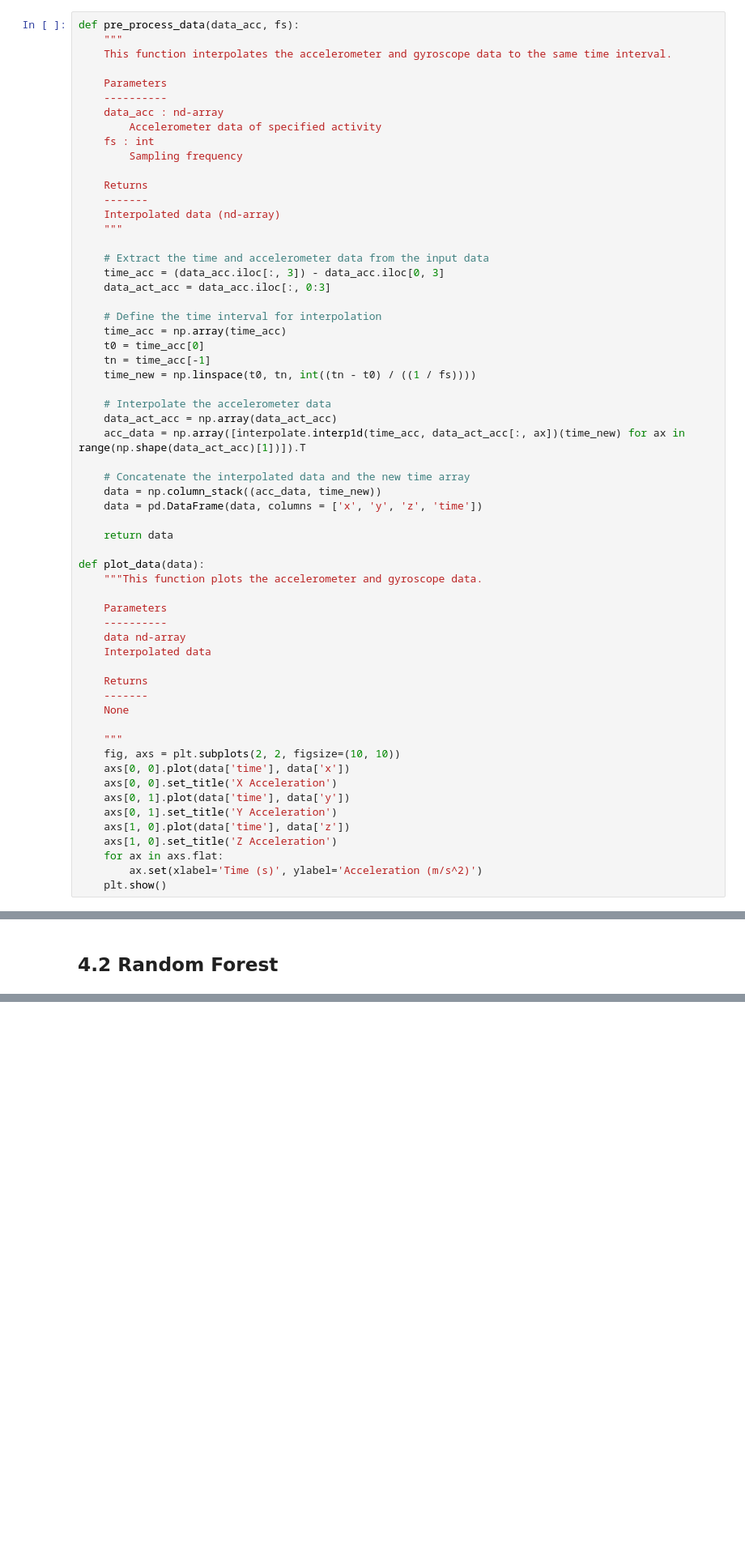
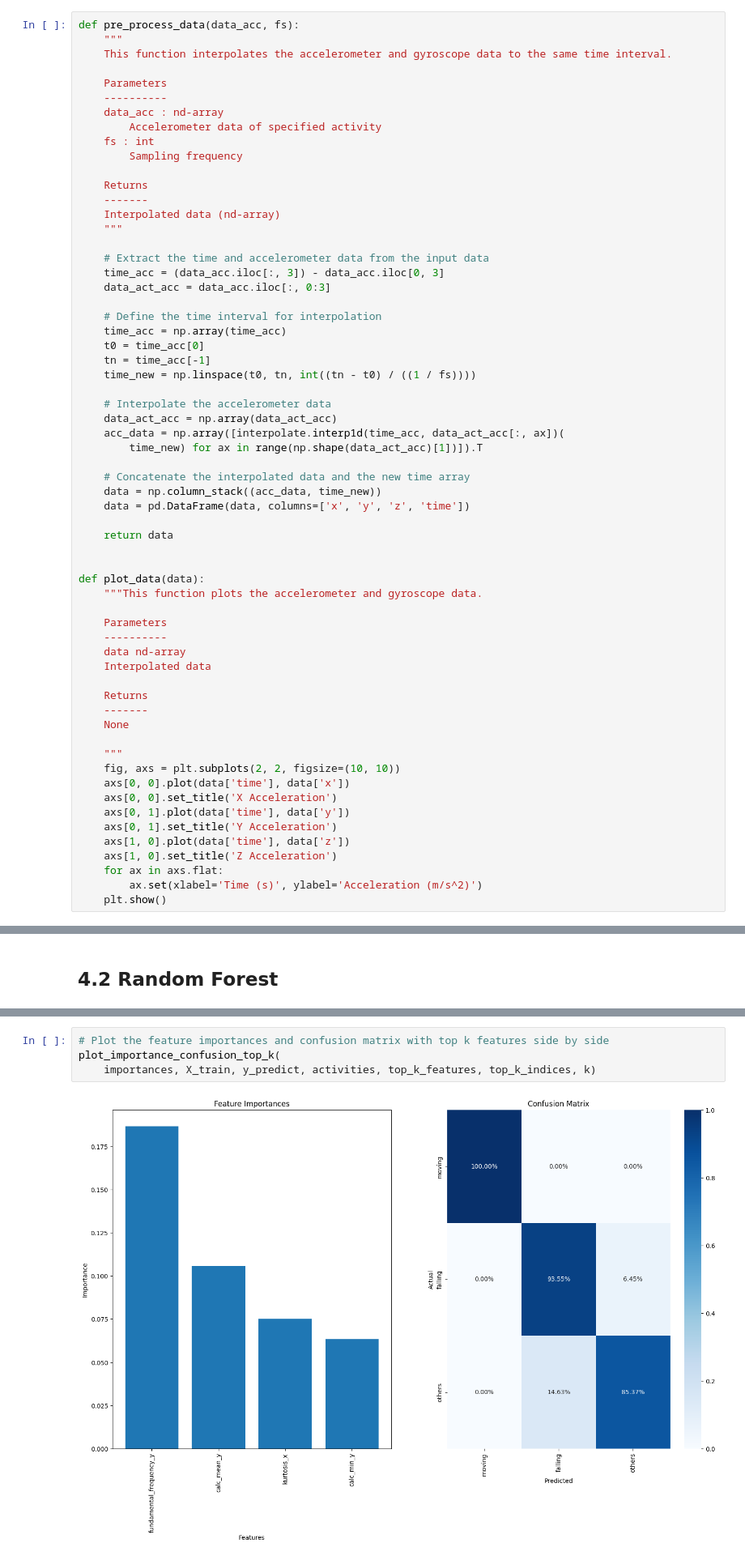
Before and after one commit to SmearyTundra/slhd-challenge, a Jupyter notebook: notebooks/challenge-1-project copy.ipynb, the cells around one changed output, grey strips where cells are left out. Shown at 81% size. Cells and saved outputs as stored; diff of their text form; blank space fills up the shorter version.

```diff
--- a/notebooks/challenge-1-project copy.ipynb
+++ b/notebooks/challenge-1-project copy.ipynb
@@ -139,13 +142,15 @@ def pre_process_data(data_acc, fs):
 
     # Interpolate the accelerometer data
     data_act_acc = np.array(data_act_acc)
-    acc_data = np.array([interpolate.interp1d(time_acc, data_act_acc[:, ax])(time_new) for ax in range(np.shape(data_act_acc)[1])]).T
+    acc_data = np.array([interpolate.interp1d(time_acc, data_act_acc[:, ax])(
+        time_new) for ax in range(np.shape(data_act_acc)[1])]).T
 
     # Concatenate the interpolated data and the new time array
     data = np.column_stack((acc_data, time_new))
-    data = pd.DataFrame(data, columns = ['x', 'y', 'z', 'time'])
+    data = pd.DataFrame(data, columns=['x', 'y', 'z', 'time'])
 
     return data
+
 
 def plot_data(data):
     """This function plots the accelerometer and gyroscope data.
@@ -760,3 +795,9 @@ random_forest_classifier = RandomForestClassifier(**best_params)
+# %%
+# Plot the feature importances and confusion matrix with top k features side by side
+plot_importance_confusion_top_k(
+    importances, X_train, y_predict, activities, top_k_features, top_k_indices, k)
+# %% [output]
+[figure, added]
 # %%
 # Define the x and y variables
 x = np.log(X_train['fundamental_frequency_y'])
```
Also changed, not shown: parts of 51 cells of this notebook.
